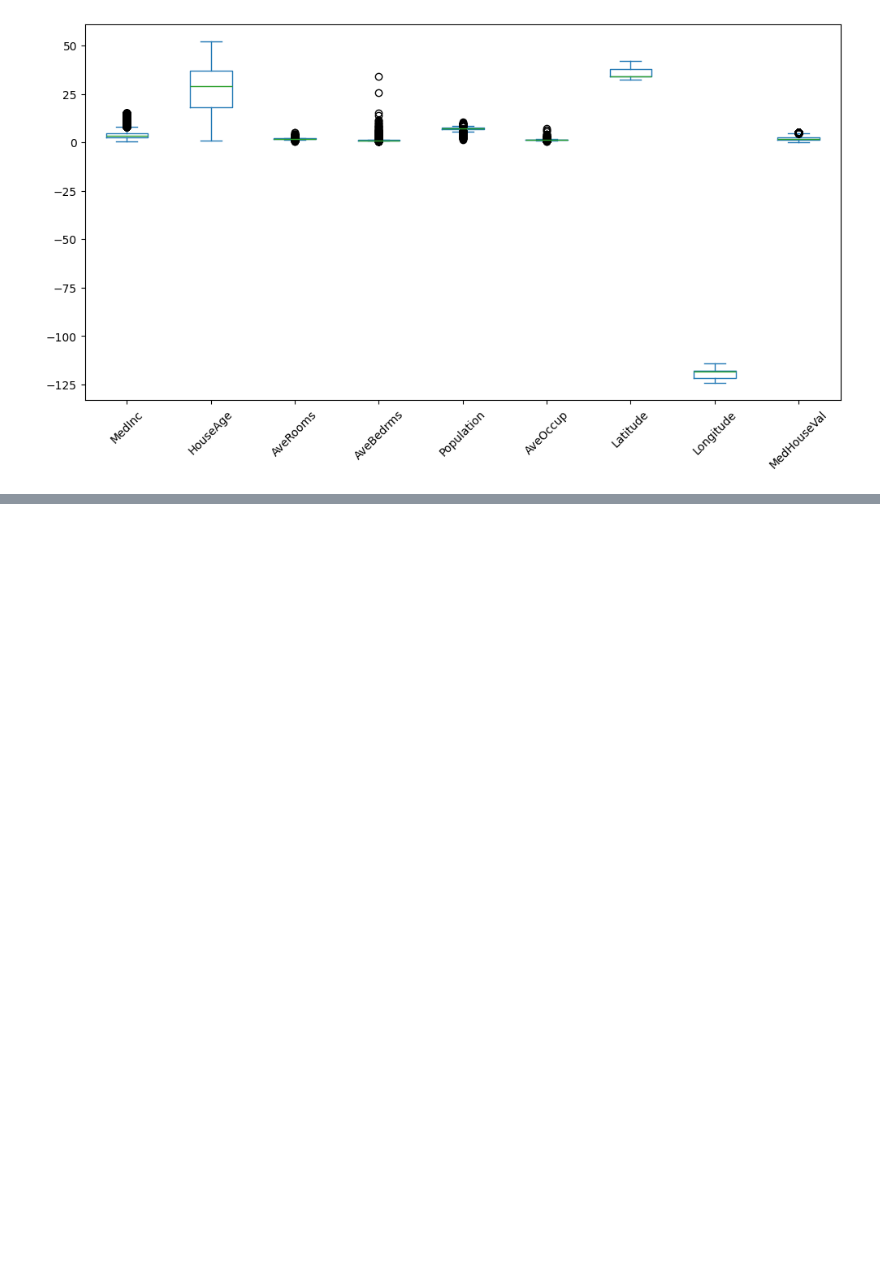
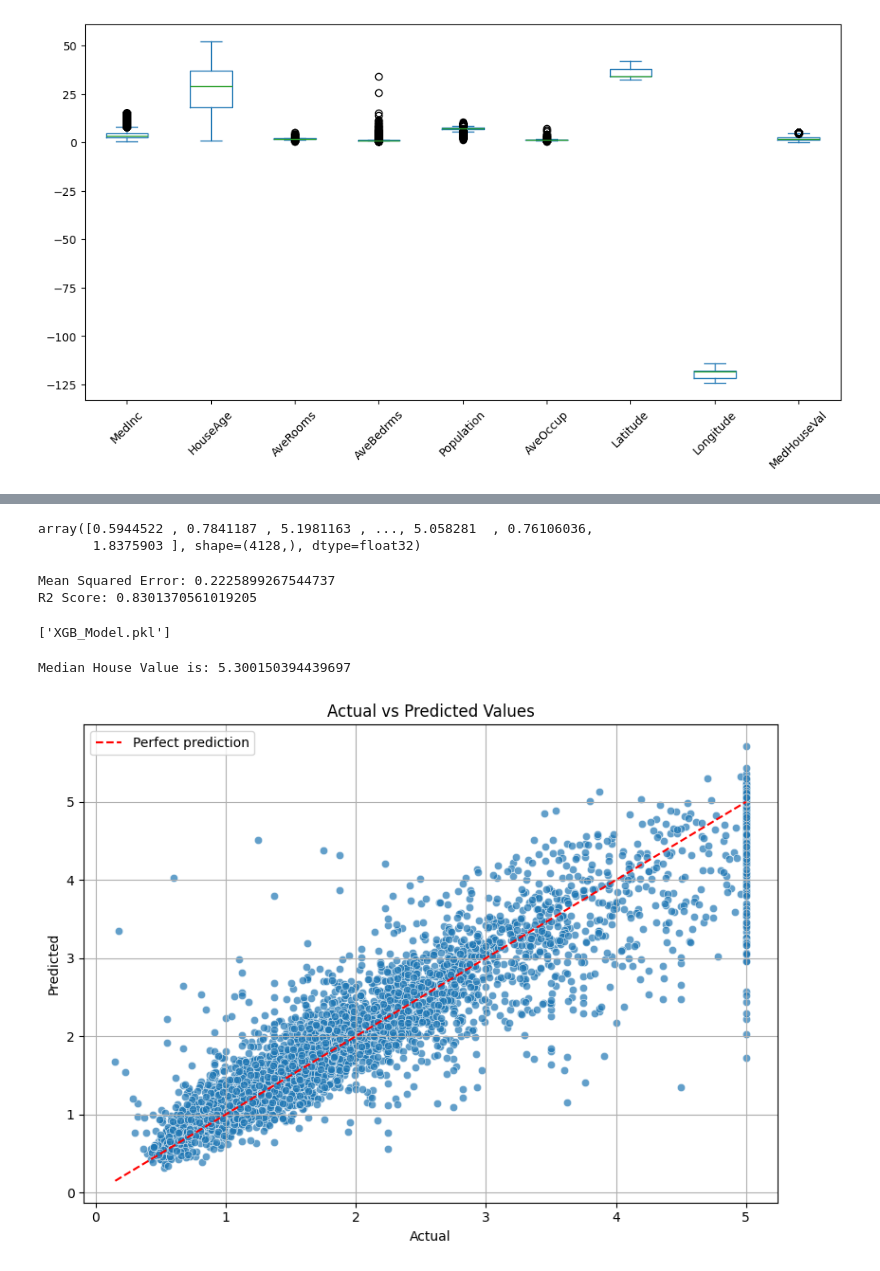
Before and after one commit to karthik-k11/Machine-Learning, a Jupyter notebook: ML/XGBoost_Practice.ipynb, the cells around one changed output, grey strips where cells are left out. Cells and saved outputs as stored; diff of their text form; code cells hidden in the pictures; blank space fills up the shorter version.

Commit message:
XGBoost is easy

```diff
--- a/ML/XGBoost_Practice.ipynb
+++ b/ML/XGBoost_Practice.ipynb
@@ -93,0 +110,3 @@ df.plot(kind='box', figsize= (12,6), rot=45)
+# %%
+from sklearn.model_selection import train_test_split
+X_train, X_test, y_train, y_test= train_test_split(X, y, test_size=0.2, random_state=42)
@@ -93,0 +134,4 @@ df.plot(kind='box', figsize= (12,6), rot=45)
+# %%
+from xgboost import XGBRegressor
+xgb_model= XGBRegressor(n_estimators=100, random_state=42)
+xgb_model.fit(X_train, y_train)
@@ -93,0 +150,19 @@ df.plot(kind='box', figsize= (12,6), rot=45)
+# %%
+y_pred= xgb_model.predict(X_test)
+y_pred
+# %% [output]
+array([0.5944522 , 0.7841187 , 5.1981163 , ..., 5.058281  , 0.76106036,
+       1.8375903 ], shape=(4128,), dtype=float32)
+# %%
+mse= mean_squared_error(y_test, y_pred)
+r2= r2_score(y_test, y_pred)
+print(f"Mean Squared Error: {mse}")
+print(f"R2 Score: {r2}")
+# %% [output]
+Mean Squared Error: 0.2225899267544737
+R2 Score: 0.8301370561019205
+# %%
+import joblib
+joblib.dump(xgb_model, 'XGB_Model.pkl')
+# %% [output]
+['XGB_Model.pkl']
@@ -93,0 +171,19 @@ df.plot(kind='box', figsize= (12,6), rot=45)
+# %%
+new_data= [[7.4253, 43.0, 4.69, 2.03, 420.0, 1.65, 35.67, -122.23]]
+prediction= XGB.predict(new_data)
+print(f"Median House Value is: {prediction[0]}")
+# %% [output]
+Median House Value is: 5.300150394439697
+# %%
+plt.figure(figsize=(8, 6))
+sns.scatterplot(x=y_test, y=y_pred, alpha=0.7)
+plt.plot([y_test.min(), y_test.max()], [y_test.min(), y_test.max()], '--r', label='Perfect prediction')
+plt.xlabel('Actual')
+plt.ylabel('Predicted')
+plt.title('Actual vs Predicted Values')
+plt.legend()
+plt.grid(True)
+plt.tight_layout()
+plt.show()
+# %% [output]
+[figure, added]
```
Also changed, not shown: parts of 8 cells of this notebook, 1 other file.
